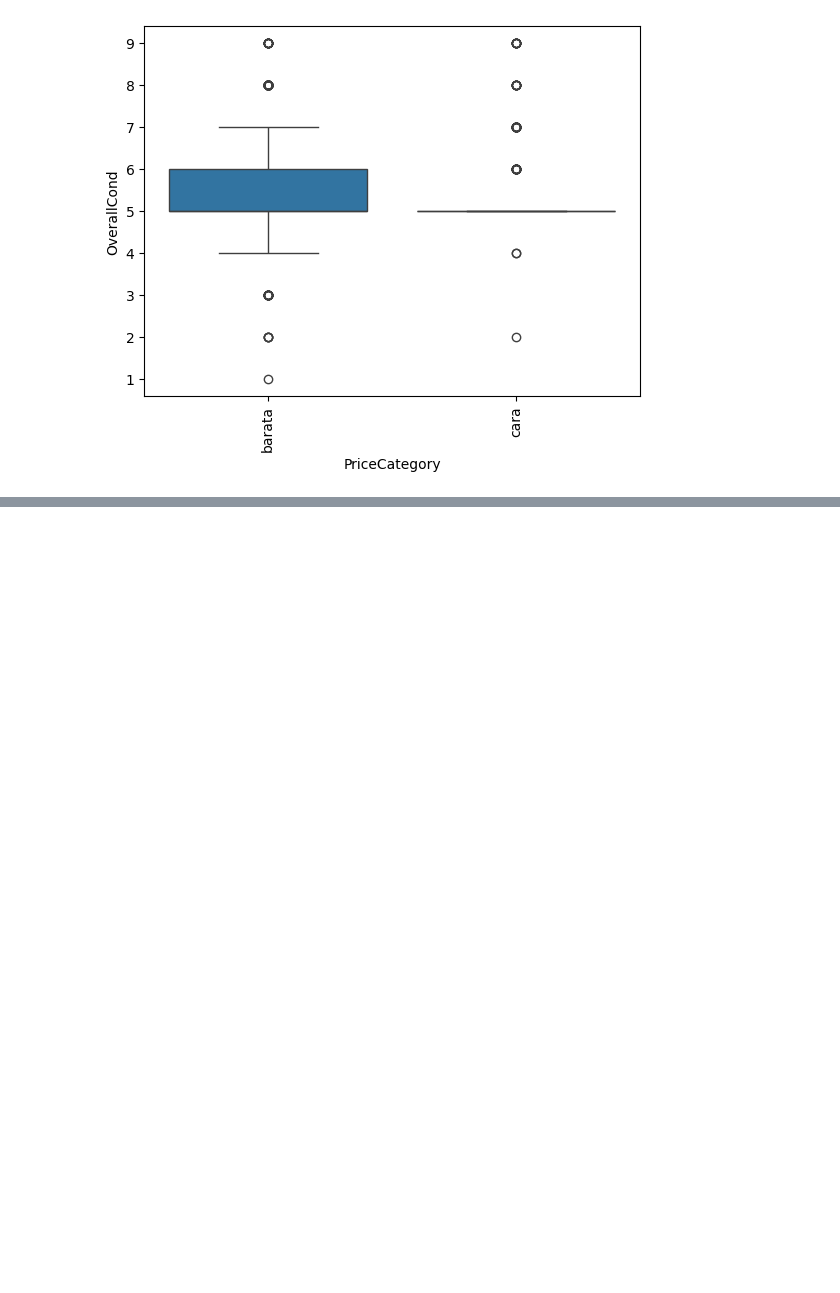
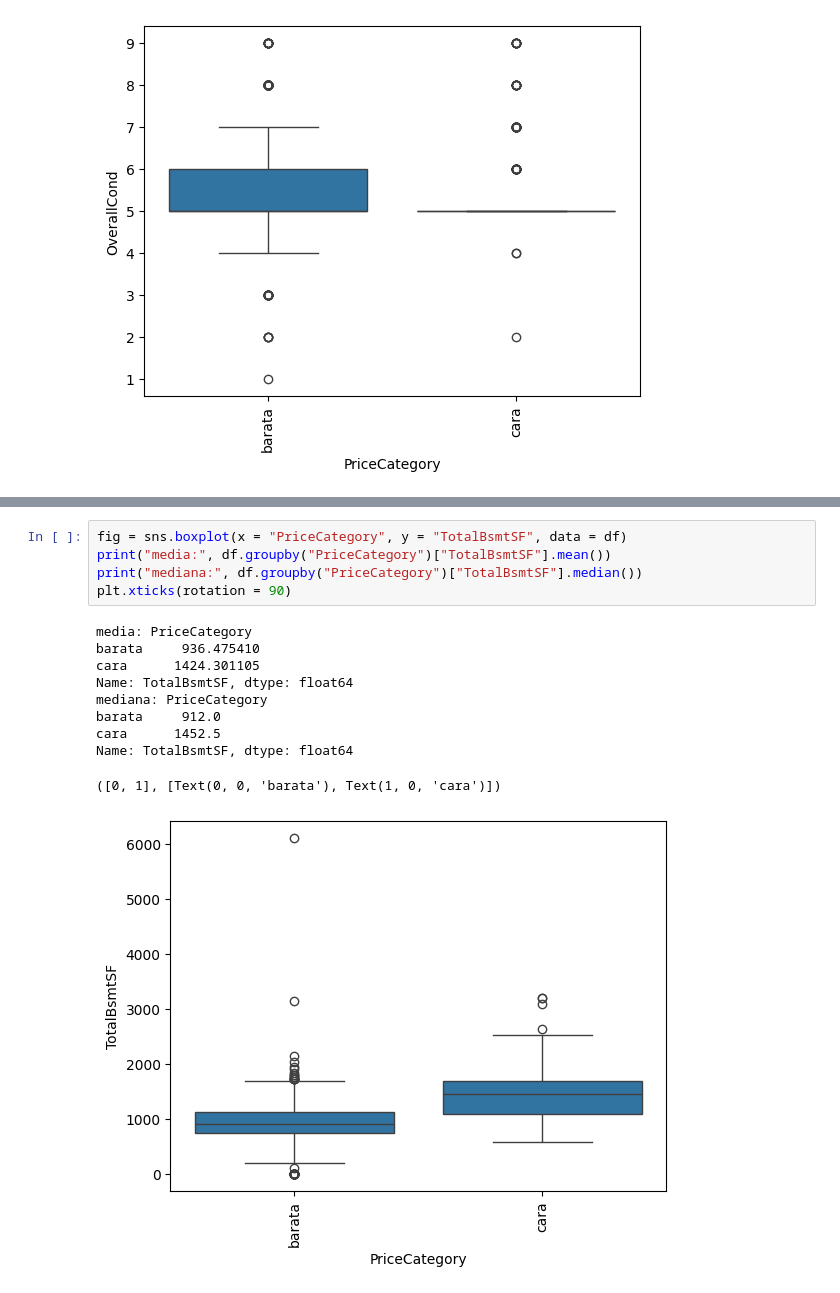
Before and after one commit to racrijoli/statistics, a Jupyter notebook: descriptive statistics module/exercise book.ipynb, the cells around one changed output, grey strips where cells are left out. Drawn from its saved outputs; the diff is of its cells as text; blank space fills up the shorter version.

```diff
--- a/descriptive statistics module/exercise book.ipynb
+++ b/descriptive statistics module/exercise book.ipynb
@@ -139,0 +216,16 @@ Name: OverallCond, dtype: float64
+# %%
+fig = sns.boxplot(x = "PriceCategory", y = "TotalBsmtSF", data = df)
+print("media:", df.groupby("PriceCategory")["TotalBsmtSF"].mean())
+print("mediana:", df.groupby("PriceCategory")["TotalBsmtSF"].median())
+plt.xticks(rotation = 90)
+# %% [output]
+media: PriceCategory
+barata     936.475410
+cara      1424.301105
+Name: TotalBsmtSF, dtype: float64
+mediana: PriceCategory
+barata     912.0
+cara      1452.5
+Name: TotalBsmtSF, dtype: float64
+([0, 1], [Text(0, 0, 'barata'), Text(1, 0, 'cara')])
+[figure, added]
```
Also changed, not shown: parts of 19 cells of this notebook.
